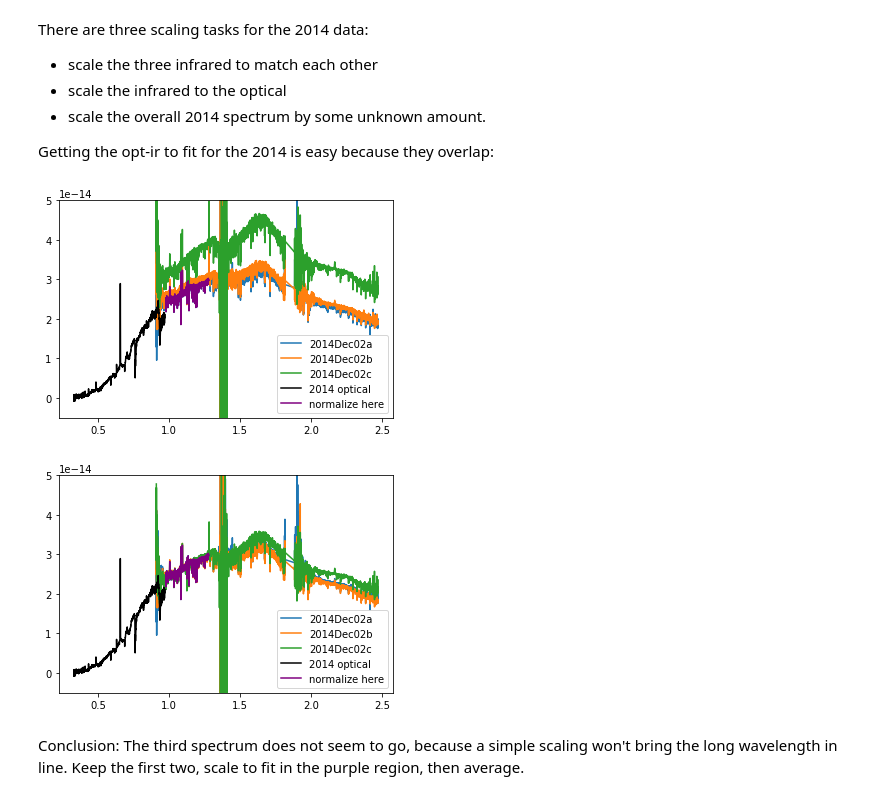
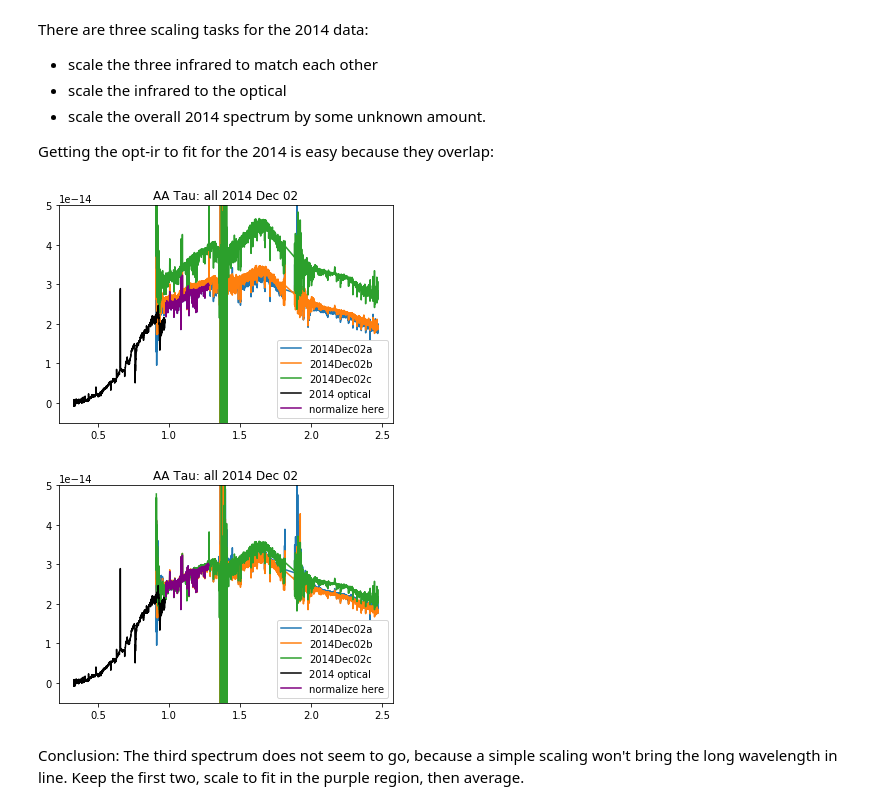
Before and after one commit to krislars/AA_Tau_Covey, a Jupyter notebook: AATau_data.ipynb, the cells around one changed output. Drawn from its saved outputs; the diff is of its cells as text; code cells hidden in the pictures.

```diff
--- a/AATau_data.ipynb
+++ b/AATau_data.ipynb
@@ -434,15 +454,16 @@ Getting the opt-ir to fit for the 2014 is easy because they overlap:
 # %%
 fig,ax=plt.subplots()
 ax.plot(IRwav2a,IRdata2a,label='2014Dec02a')
 ax.plot(IRwav2b,IRdata2b,label='2014Dec02b')
 ax.plot(IRwav2c,IRdata2c,label='2014Dec02c')
 ax.plot(wavelength_dec02,data_dec02,'k',label='2014 optical')
 ax.plot(IRwav2a[500:2400],IRdata2a[500:2400],'purple',label='normalize here')
 ax.legend(loc='best')
+ax.set_title("AA Tau: all 2014 Dec 02")
 ax.set_ylim(-0.05E-13,0.5E-13)
 plt.show()
 # %% [output]
-[figure, old version]
+[figure, new version]
 # %%
 IRdata2b_scale=IRdata2b*np.mean(IRdata2a[500:2400])/np.mean(IRdata2b[500:2400])
 IRdata2c_scale=IRdata2c*np.mean(IRdata2a[500:2400])/np.mean(IRdata2c[500:2400])
@@ -454,10 +475,11 @@ ax.plot(IRwav2c,IRdata2c_scale,label='2014Dec02c')
 ax.plot(wavelength_dec02,data_dec02,'k',label='2014 optical')
 ax.plot(IRwav2a[500:2400],IRdata2a[500:2400],'purple',label='normalize here')
 ax.legend(loc='best')
+ax.set_title("AA Tau: all 2014 Dec 02")
 ax.set_ylim(-0.05E-13,0.5E-13)
 plt.show()
 # %% [output]
-[figure, old version]
+[figure, new version]
 # %% [markdown]
 Conclusion:  The third spectrum does not seem to go, because a simple scaling won't bring the long wavelength in line.  Keep the first two, scale to fit in the purple region, then average.
 # %%
```
Also changed, not shown: parts of 88 cells of this notebook.
